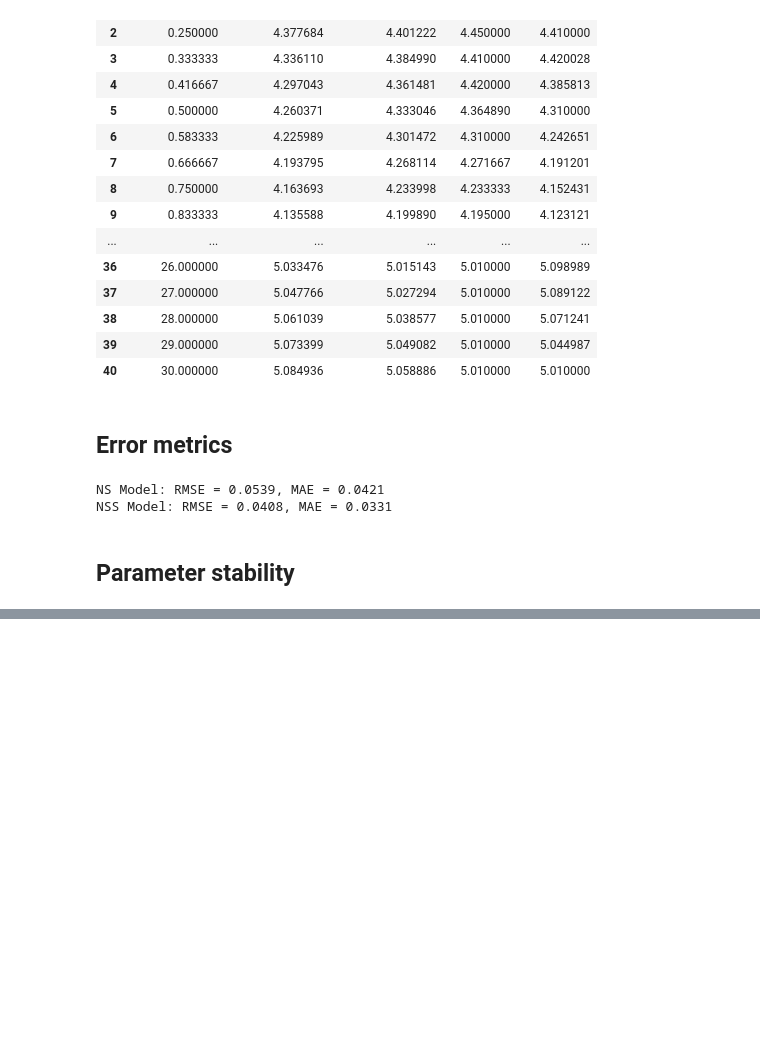
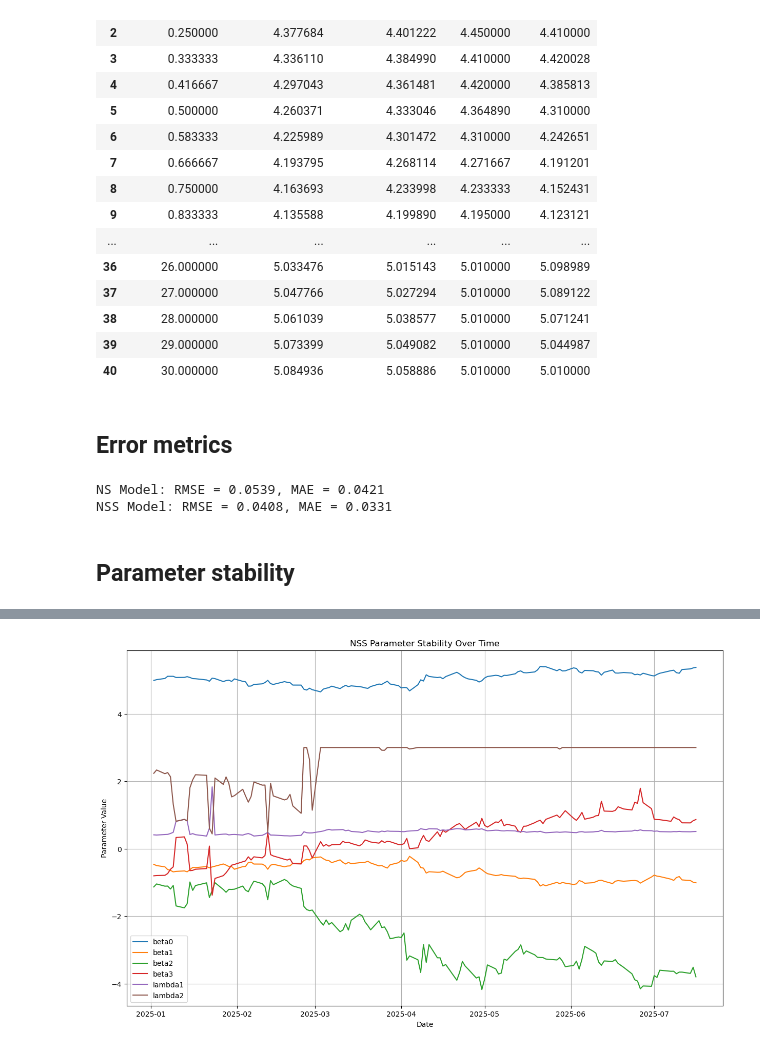
Before and after one commit to niranjan-kamal/yield_curve_and_stochastic_int_rate_modelling, a Jupyter notebook: Yield_curve_and_Stochastic_int_rate_modelling.ipynb, the cells around one changed output, grey strips where cells are left out. Cells and saved outputs as stored; diff of their text form; code cells hidden in the pictures; blank space fills up the shorter version.

```diff
--- a/Yield_curve_and_Stochastic_int_rate_modelling.ipynb
+++ b/Yield_curve_and_Stochastic_int_rate_modelling.ipynb
@@ -722,0 +834,85 @@ NSS Model: RMSE = 0.0408, MAE = 0.0331
+# %%
+import pandas as pd
+import numpy as np
+from scipy.optimize import minimize
+import matplotlib.pyplot as plt
+
+# Convert maturity column names to years
+def convert_maturity_to_years(maturity):
+    if 'Yr' in maturity:
+        return float(maturity.replace('Yr', '').strip())
+    elif 'Mo' in maturity:
+        return float(maturity.replace('Mo', '').strip()) / 12
+
+# NSS model
+def nelson_siegel_svensson_model(t, beta0, beta1, beta2, beta3, lambda1, lambda2):
+    t = np.array(t)
+    t = np.where(t == 0, 1e-6, t)
+    term1 = (1 - np.exp(-lambda1 * t)) / (lambda1 * t)
+    term2 = term1 - np.exp(-lambda1 * t)
+    term3 = (1 - np.exp(-lambda2 * t)) / (lambda2 * t) - np.exp(-lambda2 * t)
+    return beta0 + beta1 * term1 + beta2 * term2 + beta3 * term3
+
+# Objective function for minimization
+def objective_nss(params, t, yields):
+    beta0, beta1, beta2, beta3, lambda1, lambda2 = params
+    fitted = nelson_siegel_svensson_model(t, beta0, beta1, beta2, beta3, lambda1, lambda2)
+    return np.sum((yields - fitted) ** 2)
+
+# --- Parameter stability analysis for NSS ---
+param_records = []
+
+for idx, row in df.iterrows():
+    date = row['Date']
+    yields_row = row.drop('Date').dropna()
+    maturities = yields_row.index
+    yields = yields_row.values.astype(float)
+    maturities_in_years = [convert_maturity_to_years(m) for m in maturities]
+    if len(maturities_in_years) < 6:  # Need enough points for 6 parameters!
+        continue
+
+    # Initial guess and bounds for NSS
+    initial_guess = [ 5.39945384 ,-1.18759124 ,-3.32734036 , 1.13344142 , 0.45834551 , 5.68577783]  # [β0, β1, β2, β3, λ1, λ2]
+    bounds = [(3, 6),  # beta0
+          (-10, 10),  # beta1
+          (-10, 10),  # beta2
+          (-10, 10),  # beta3
+          (0.001, 3), # lambd1
+          (0.001, 3)] # lambd2
+
+    try:
+        result = minimize(
+            objective_nss,
+            initial_guess,
+            args=(maturities_in_years, yields),
+            bounds=bounds,
+            method='L-BFGS-B',
+            options={'maxiter': 10000}
+        )
+        beta0, beta1, beta2, beta3, lambda1, lambda2 = result.x
+        param_records.append({
+            'Date': pd.to_datetime(date), 'beta0': beta0, 'beta1': beta1,
+            'beta2': beta2, 'beta3': beta3, 'lambda1': lambda1, 'lambda2': lambda2
+        })
+    except Exception as e:
+        print(f"Skipped {date} due to error: {e}")
+        continue
+
+# --- Create DataFrame of all parameters ---
+param_df = pd.DataFrame(param_records).sort_values('Date')
+
+# (Optional) Remove rows with extreme outliers
+#param_df_clean = param_df[(param_df[['beta0','beta1','beta2','beta3','lambda1','lambda2']].abs() < 10).all(axis=1)]
+
+# --- Plot parameter stability for NSS ---
+plt.figure(figsize=(15, 9))
+for col in ['beta0','beta1','beta2','beta3','lambda1','lambda2']:
+    plt.plot(param_df['Date'], param_df[col], label=col)
+plt.xlabel('Date')
+plt.ylabel('Parameter Value')
+plt.title('NSS Parameter Stability Over Time')
+plt.legend()
+plt.grid()
+plt.show()
+# %% [output]
+[figure, added]
```
Also changed, not shown: parts of 47 cells of this notebook.
